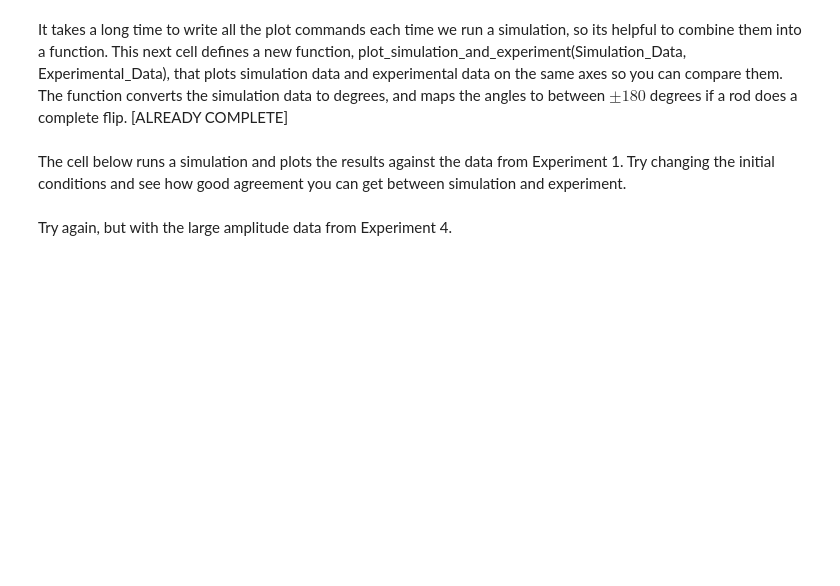
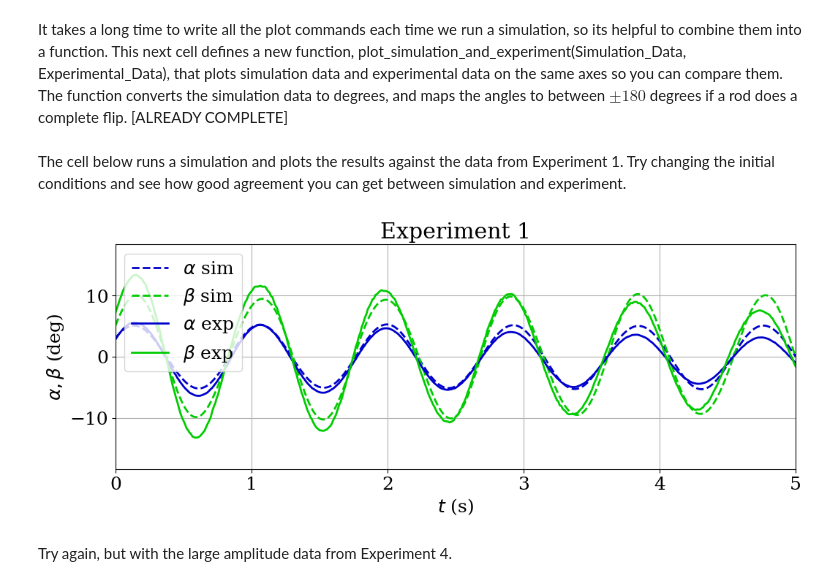
Before and after one commit to differental/IB_Double_Pendulum, a Jupyter notebook: double_pendulum_simulation.ipynb, the cells around one changed output. Saved outputs shown, nothing was run; the diff lists cells and outputs as text; code cells hidden in the pictures; blank space fills up the shorter version.

```diff
--- a/double_pendulum_simulation.ipynb
+++ b/double_pendulum_simulation.ipynb
@@ -68,8 +68,8 @@ $$
 $$
 The cell below sets values of $A$...$E$ for use in the simulations. Set these parameters to the values you calculated for the lab double pendulum. It is easiest to work in terms of $a$, $b$ $m_a$ etc set above [FILL IN THE GAPS]
 # %%
-A= #(ma*a**2/4)+(ma*a**2/12)+mb*a**2+mp*a**2
-B=#(mb*b**2/4)+(mb*b**2/12)
-C=#mb*a*(b/2)
-D=#g*(mb*a+mp*a+ma*a/2)
-E=#g*(mb*b/2)
+A=(ma*a**2/4)+(ma*a**2/12)+mb*a**2+mp*a**2
+B=(mb*b**2/4)+(mb*b**2/12)
+C=mb*a*(b/2)
+D=g*(mb*a+mp*a+ma*a/2)
+E=g*(mb*b/2)
@@ -174,8 +175,10 @@ def plot_simulation_and_experiment(Simulation_Data, Experimental_Data):
     plt.title(name)
 # %% [markdown]
 The cell below runs a simulation and plots the results against the data from Experiment 1. Try changing the initial conditions and see how good agreement you can get between simulation and experiment.
-# %%
-plot_simulation_and_experiment(integrate([0.0001,0,0,0],5), Experiment_1)
+# %%
+plot_simulation_and_experiment(integrate([3*np.pi/180,5*np.pi/180,0.5,1],5), Experiment_1)
+# %% [output]
+[figure, added]
 # %% [markdown]
 Try again, but with the large amplitude data from Experiment 4.
 # %%
```
Also changed, not shown: parts of 8 cells of this notebook.
